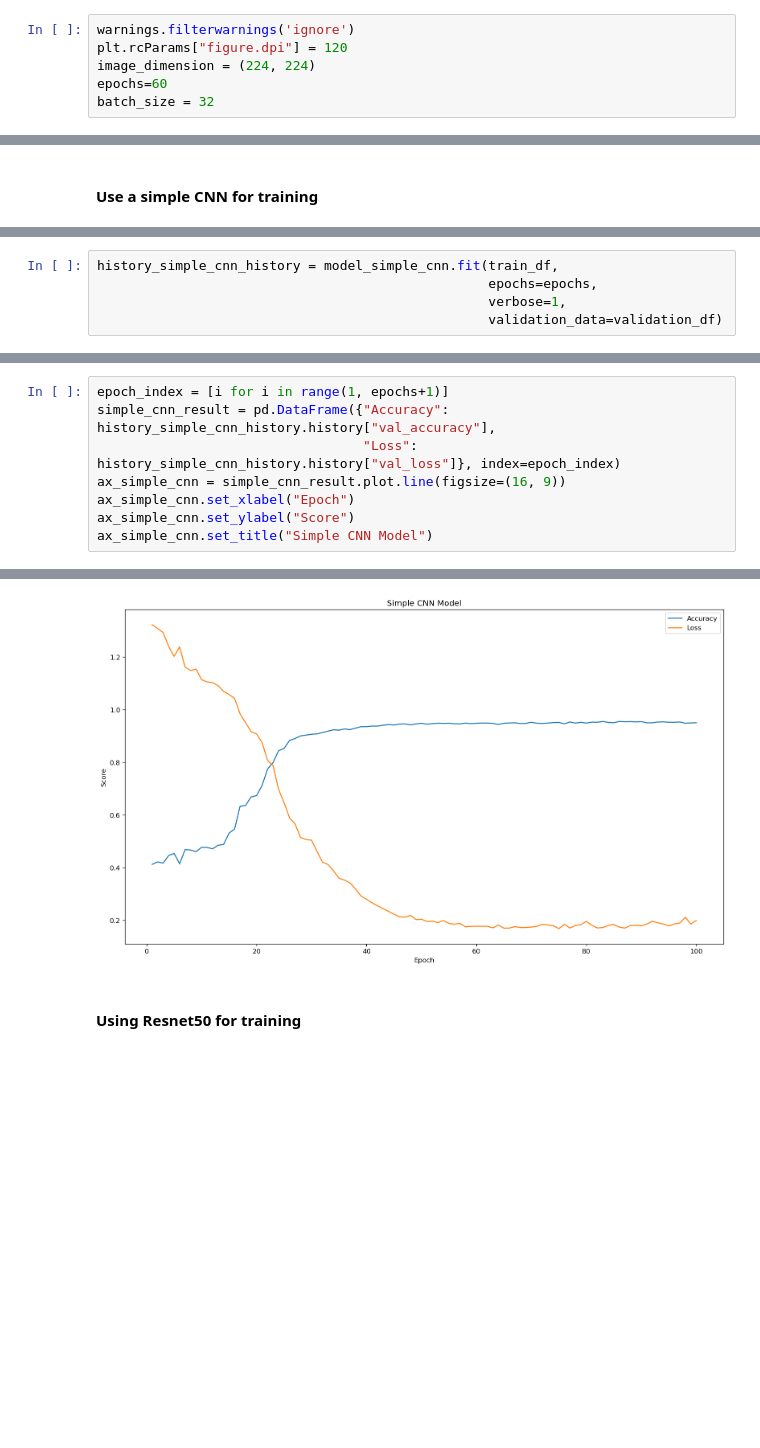
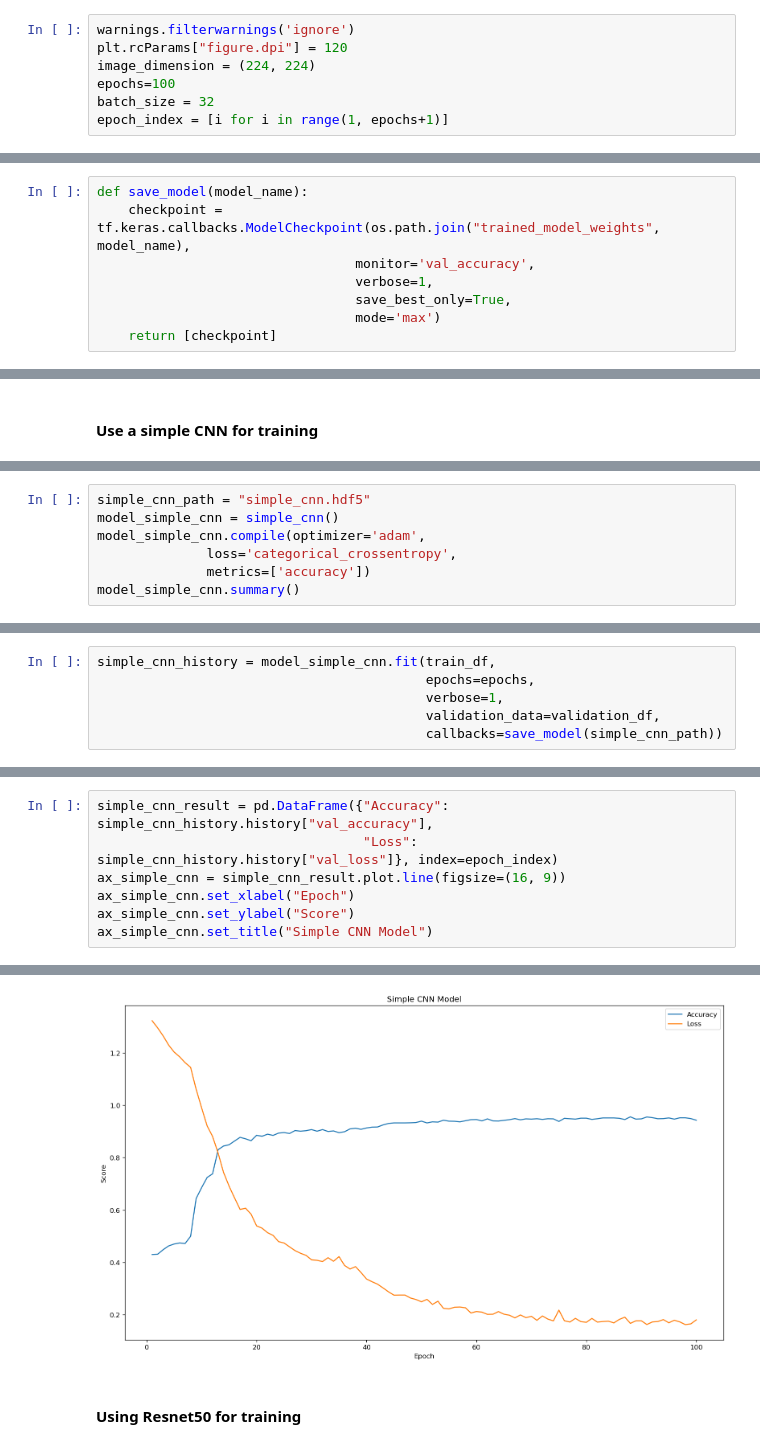
Before and after one commit to wesley0628/Brain_MRI_Image_Analysis, a Jupyter notebook: Brain_tumor_detection.ipynb, the cells around one changed output, grey strips where cells are left out. Drawn from its saved outputs; the diff is of its cells as text; blank space fills up the shorter version.

```diff
--- a/Brain_tumor_detection.ipynb
+++ b/Brain_tumor_detection.ipynb
@@ -16,8 +13,9 @@ import warnings
 warnings.filterwarnings('ignore')
 plt.rcParams["figure.dpi"] = 120
 image_dimension = (224, 224)
-epochs=60
+epochs=100
 batch_size = 32
+epoch_index = [i for i in range(1, epochs+1)]
 # %% [markdown]
 #### Check whether GPU is available
 # %%
@@ -50,3 +50,11 @@ image dimension: (10287, 224, 224, 3), label dimension: (10287, 4)
+# %%
+def save_model(model_name):
+    checkpoint = tf.keras.callbacks.ModelCheckpoint(os.path.join("trained_model_weights", model_name),
+                                 monitor='val_accuracy',
+                                 verbose=1,
+                                 save_best_only=True,
+                                 mode='max')
+    return [checkpoint]
 # %% [markdown]
 #### Split dataset into train, validation and test set
 # %%
@@ -96,0 +71,7 @@ _________________________________________________________________
+# %%
+simple_cnn_path = "simple_cnn.hdf5"
+model_simple_cnn = simple_cnn()
+model_simple_cnn.compile(optimizer='adam',
+              loss='categorical_crossentropy',
+              metrics=['accuracy'])
+model_simple_cnn.summary()
@@ -97,7 +96,8 @@ _________________________________________________________________
 # %%
-history_simple_cnn_history = model_simple_cnn.fit(train_df,
-                                                  epochs=epochs,
-                                                  verbose=1,
-                                                  validation_data=validation_df)
+simple_cnn_history = model_simple_cnn.fit(train_df,
+                                          epochs=epochs,
+                                          verbose=1,
+                                          validation_data=validation_df,
+                                          callbacks=save_model(simple_cnn_path))
 # %% [output]
 Epoch 1/100
@@ -120,13 +126,12 @@ Epoch 100/100
 # %%
-epoch_index = [i for i in range(1, epochs+1)]
-simple_cnn_result = pd.DataFrame({"Accuracy": history_simple_cnn_history.history["val_accuracy"],
-                                  "Loss": history_simple_cnn_history.history["val_loss"]}, index=epoch_index)
+simple_cnn_result = pd.DataFrame({"Accuracy": simple_cnn_history.history["val_accuracy"],
+                                  "Loss": simple_cnn_history.history["val_loss"]}, index=epoch_index)
 ax_simple_cnn = simple_cnn_result.plot.line(figsize=(16, 9))
 ax_simple_cnn.set_xlabel("Epoch")
 ax_simple_cnn.set_ylabel("Score")
 ax_simple_cnn.set_title("Simple CNN Model")
 # %% [output]
 Text(0.5, 1.0, 'Simple CNN Model')
-[figure, old version]
+[figure, new version]
 # %% [markdown]
 #### Using Resnet50 for training
```
Also changed, not shown: parts of 15 cells of this notebook.
